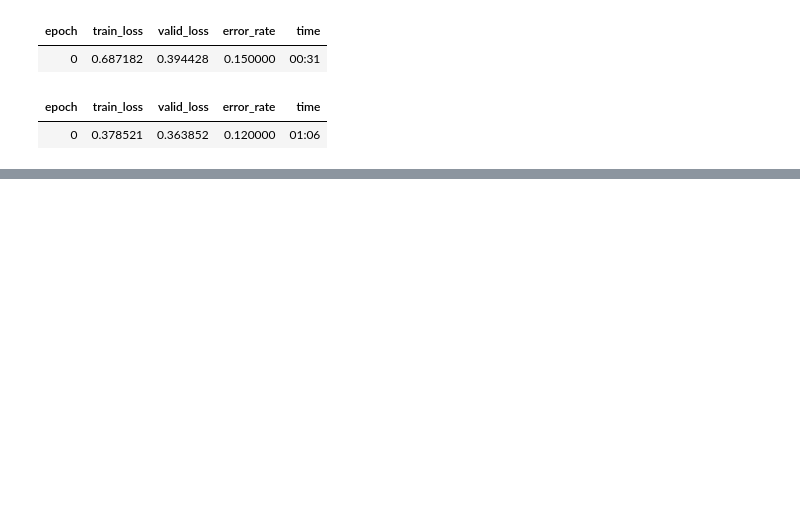
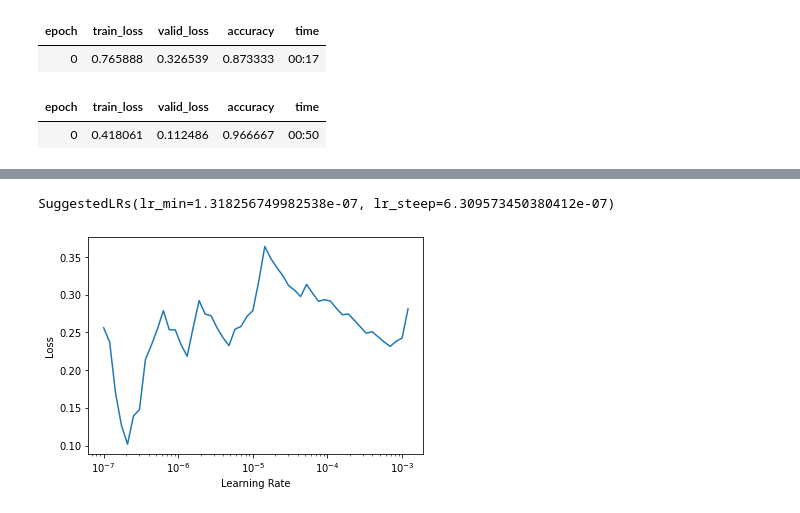
Before and after one commit to Istaliyan/PruebasTFG, a Jupyter notebook: ClasificadorSoldaduras.ipynb, the cells around one changed output, grey strips where cells are left out. Cells and saved outputs as stored; diff of their text form; code cells hidden in the pictures; blank space fills up the shorter version.

```diff
--- a/ClasificadorSoldaduras.ipynb
+++ b/ClasificadorSoldaduras.ipynb
@@ -32,8 +32,9 @@ dls.show_batch()
 # %%
-learn = cnn_learner(dls, resnet34, metrics=error_rate)
+learn = cnn_learner(dls, resnet34, metrics=accuracy)
 learn.fine_tune(1)
+learn.lr_find()
 # %% [output]
-| epoch | train_loss | valid_loss | error_rate | time |
-| 0 | 0.687182 | 0.394428 | 0.150000 | 00:31 |
+| epoch | train_loss | valid_loss | accuracy | time |
+| 0 | 0.765888 | 0.326539 | 0.873333 | 00:17 |
-| epoch | train_loss | valid_loss | error_rate | time |
-| 0 | 0.378521 | 0.363852 | 0.120000 | 01:06 |
+| epoch | train_loss | valid_loss | accuracy | time |
+| 0 | 0.418061 | 0.112486 | 0.966667 | 00:50 |
@@ -39,0 +42,2 @@ learn.fine_tune(1)
+SuggestedLRs(lr_min=1.318256749982538e-07, lr_steep=6.309573450380412e-07)
+[figure, added]
```
Also changed, not shown: parts of 8 cells of this notebook, 2 other files.
